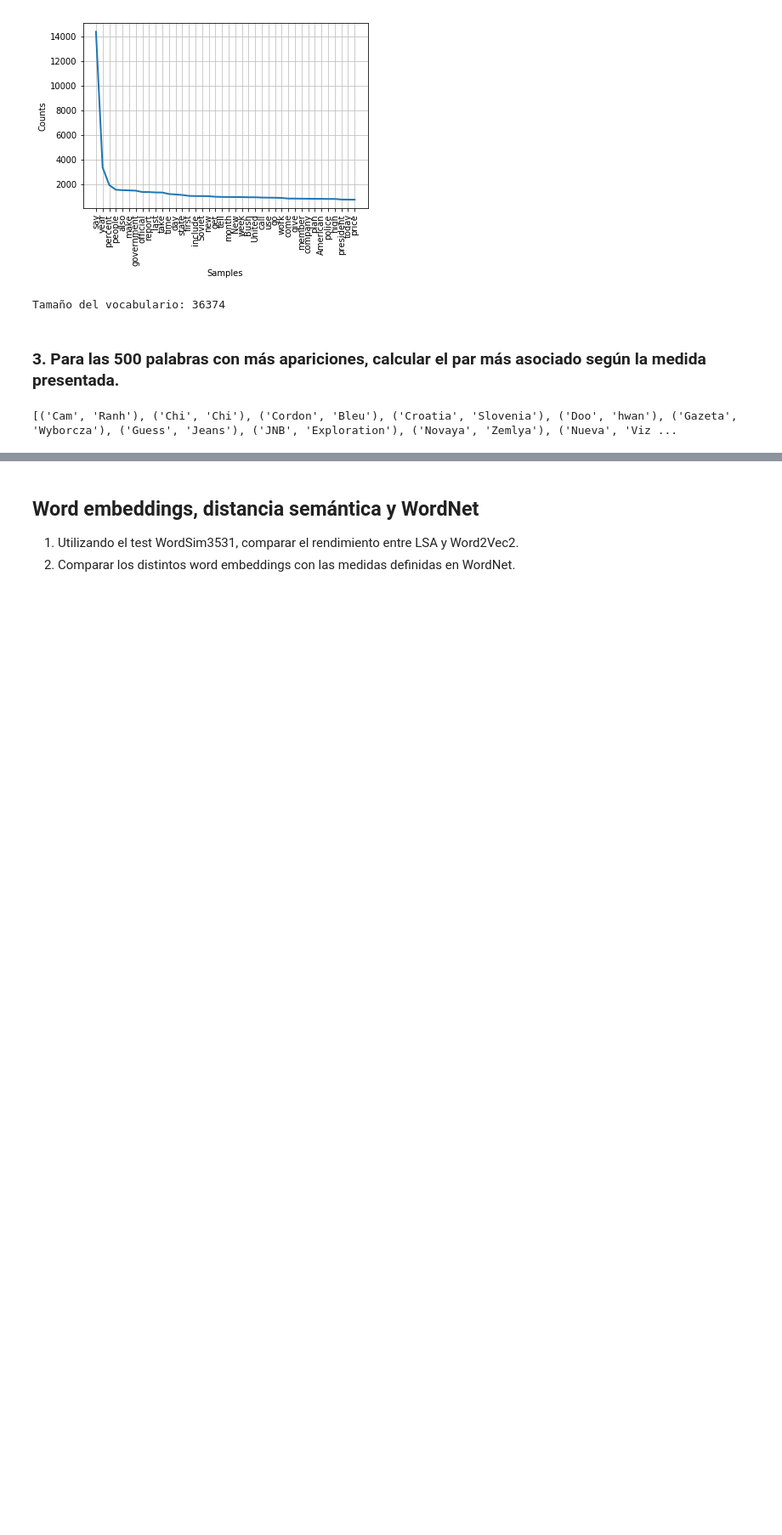
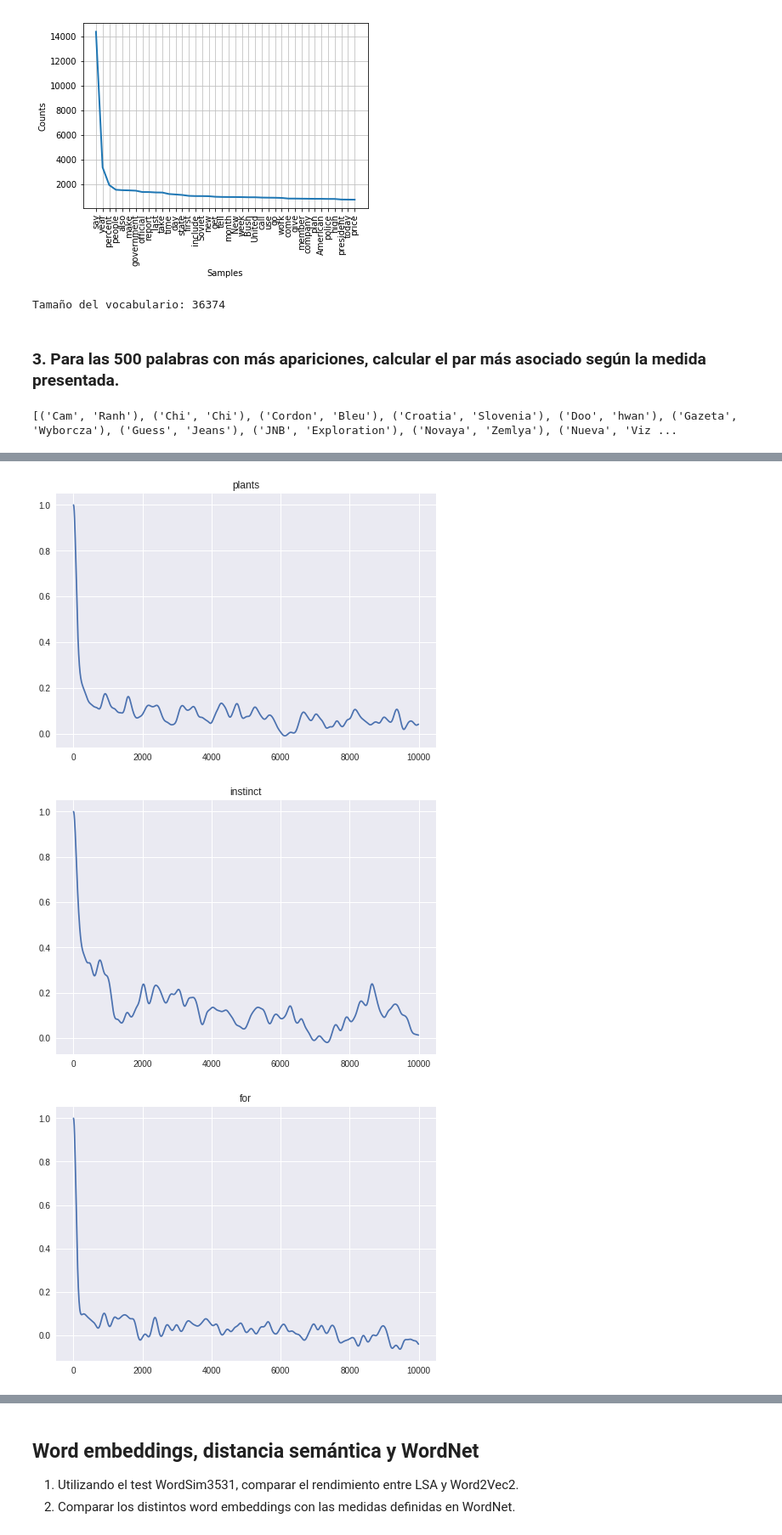
Before and after one commit to barbeiton/tpscd, a Jupyter notebook: tp6/tp6.ipynb, the cells around one changed output, grey strips where cells are left out. Shown at 85% size. Cells and saved outputs as stored; diff of their text form; code cells hidden in the pictures; blank space fills up the shorter version.

```diff
--- a/tp6/tp6.ipynb
+++ b/tp6/tp6.ipynb
@@ -134,9 +133,7 @@ raw = response.read().decode('utf8')
 #se recortará el documento de forma tal que sólo quede el contenido de los distintos capítulos
 inicio=raw.rfind("INTRODUCTION.") #aquí comenzaría
 fin=raw.rfind("INDEX.") #aquí terminaría
-libro = raw[inicio:fin]
 
 #se tokenizará el texto y se eliminarán los signos de puntuación
 tokenizer = RegexpTokenizer(r'\w+')
-lib_tok=tokenizer.tokenize(libro)
-#tokens = word_tokenize(libro)
+texto = tokenizer.tokenize(raw[inicio:fin])
@@ -142,0 +173,39 @@ lib_tok=tokenizer.tokenize(libro)
+# %%
+# Calculo los P para cada posicion del texto para cada palabra
+
+index = get_words_index(texto, ['plants', 'instinct', 'for'])
+
+N = len(texto)
+p = {w: [] for w in index.keys()}
+
+for word in index.keys():
+    for t in range(1, N+1):
+        p[word].append(P(index[word], t))
+# %%
+def c(pw, tau):
+    """pw: P aplicado a todas las posiciones de un texto para una palabra
+
+        devuelve la autocorrelacion normalizada
+    """
+    N = len(pw)
+    Epptau = np.mean(np.multiply(pw[0:N-tau], pw[tau:]))
+    EpEptau = np.mean(pw) * np.mean(pw[tau:])
+    return (Epptau - EpEptau) / (np.mean(np.square(pw)) - (np.square(np.mean(pw))))
+# %%
+#type(np.mean(p['plants']))
+words = ['plants', 'instinct', 'for']
+cs = {w: [] for w in words}
+dominio = np.arange(0, 10000, 10)
+
+for palabra in words:
+    for tau in dominio:
+        cs[palabra].append(c(p[palabra], tau))
+# %%
+for palabra in words:
+    plt.plot(dominio, cs[palabra])
+    plt.title(palabra)
+    plt.show()
+# %% [output]
+[figure, added]
+[figure, added]
+[figure, added]
```
Also changed, not shown: parts of 9 cells of this notebook, 1 other file.
